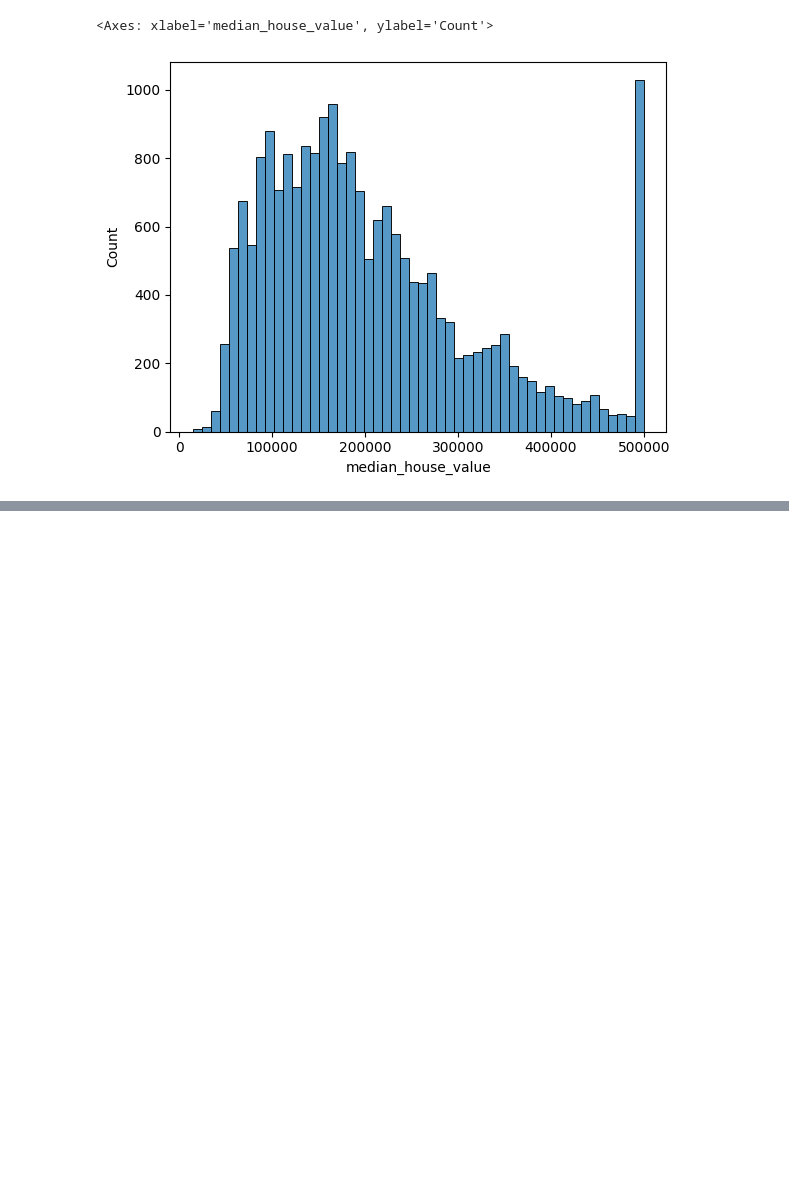
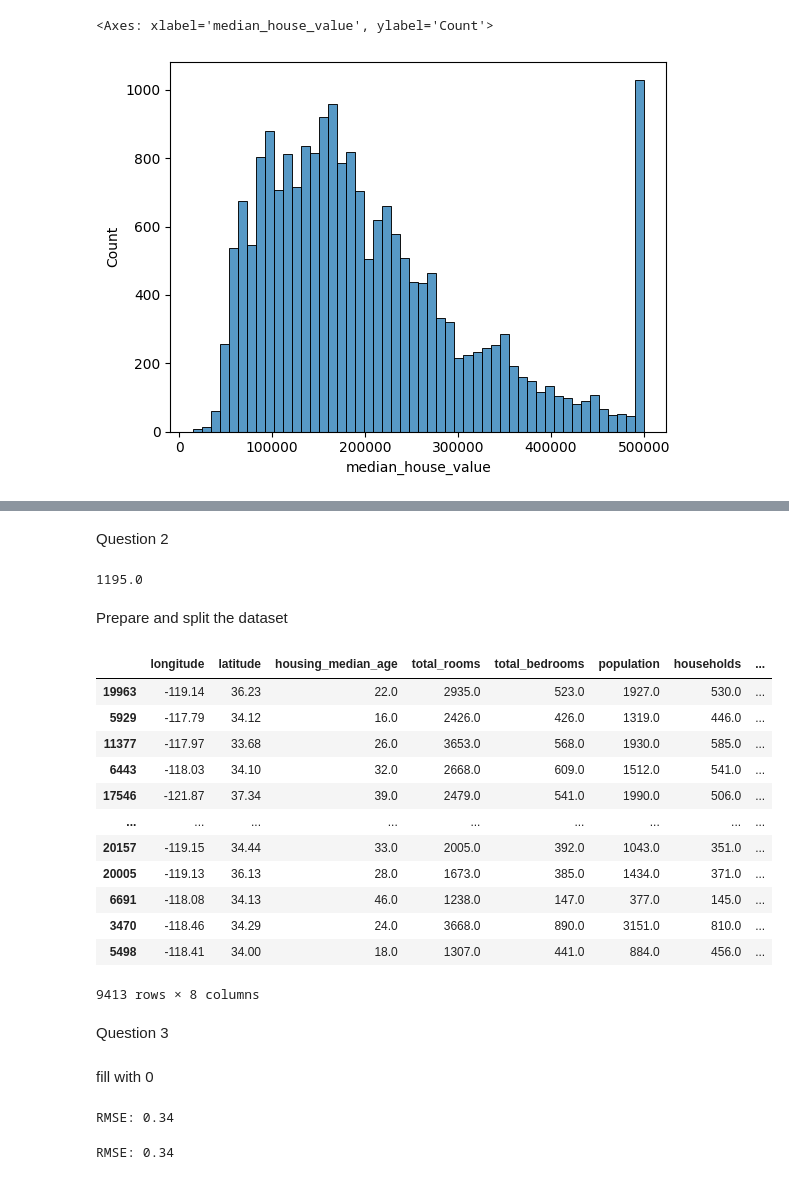
Before and after one commit to hazerr/mlzoomcamp, a Jupyter notebook: homework2_mlzoomcamp.ipynb, the cells around one changed output, grey strips where cells are left out. Drawn from its saved outputs; the diff is of its cells as text; code cells hidden in the pictures; blank space fills up the shorter version.

```diff
--- a/homework2_mlzoomcamp.ipynb
+++ b/homework2_mlzoomcamp.ipynb
@@ -14,3 +23,9 @@ sea.histplot(df.median_house_value, bins=50)
 # %% [output]
 <Axes: xlabel='median_house_value', ylabel='Count'>
 [figure]
+# %%
+df_refined = df[
+    df['ocean_proximity'].isin(["INLAND","<1H OCEAN"])
+]
+# %%
+df_refined = df_refined.drop("ocean_proximity", axis=1)
@@ -16,0 +47,54 @@ sea.histplot(df.median_house_value, bins=50)
+# %% [markdown]
+Question 2
+# %%
+df_refined.population.describe()['50%']
+# %% [output]
+1195.0
+# %% [markdown]
+Prepare and split the dataset
+# %%
+import numpy as np
+
+df_refined['median_house_value'] = np.log1p(df_refined.median_house_value)
+
+np.random.seed(42)
+
+n = len(df_refined)
+n_val = int(0.2 * n)
+n_test = int(0.2 * n)
+n_train = n - (n_val + n_test)
+
+idx = np.arange(n)
+np.random.shuffle(idx)
+
+df_shuf = df_refined.iloc[idx]
+
+df_train = df_shuf.iloc[:n_train].copy()
+df_val = df_shuf.iloc[n_train:n_train+n_val].copy()
+df_test = df_shuf.iloc[n_train+n_val:].copy()
+
+y_train = df_train.median_house_value.values
+y_val = df_val.median_house_value.values
+y_test = df_test.median_house_value.values
+
+del df_train['median_house_value']
+del df_val['median_house_value']
+del df_test['median_house_value']
+# %%
+df_train
+# %% [output]
+|  | longitude | latitude | housing_median_age | total_rooms | total_bedrooms | population | households | ... |
+| 19963 | -119.14 | 36.23 | 22.0 | 2935.0 | 523.0 | 1927.0 | 530.0 | ... |
+| 5929 | -117.79 | 34.12 | 16.0 | 2426.0 | 426.0 | 1319.0 | 446.0 | ... |
+| 11377 | -117.97 | 33.68 | 26.0 | 3653.0 | 568.0 | 1930.0 | 585.0 | ... |
+| 6443 | -118.03 | 34.10 | 32.0 | 2668.0 | 609.0 | 1512.0 | 541.0 | ... |
+| 17546 | -121.87 | 37.34 | 39.0 | 2479.0 | 541.0 | 1990.0 | 506.0 | ... |
+| ... | ... | ... | ... | ... | ... | ... | ... | ... |
+| 20157 | -119.15 | 34.44 | 33.0 | 2005.0 | 392.0 | 1043.0 | 351.0 | ... |
+| 20005 | -119.13 | 36.13 | 28.0 | 1673.0 | 385.0 | 1434.0 | 371.0 | ... |
+| 6691 | -118.08 | 34.13 | 46.0 | 1238.0 | 147.0 | 377.0 | 145.0 | ... |
+| 3470 | -118.46 | 34.29 | 24.0 | 3668.0 | 890.0 | 3151.0 | 810.0 | ... |
+| 5498 | -118.41 | 34.00 | 18.0 | 1307.0 | 441.0 | 884.0 | 456.0 | ... |
+9413 rows × 8 columns
+# %% [markdown]
+Question 3
@@ -16,0 +121,20 @@ sea.histplot(df.median_house_value, bins=50)
+# %% [markdown]
+fill with 0
+# %%
+X_train = prepare_X(df_train, value=0)
+w_0, w = train_linear_regression(X_train, y_train)
+
+X_val = prepare_X(df_val, value=0)
+y_pred = w_0 + X_val.dot(w)
+print('RMSE:', round(rmse(y_val, y_pred), 2))
+# %% [output]
+RMSE: 0.34
+# %%
+X_train = prepare_X(df_train, value=df_train.total_bedrooms.mean())
+w_0, w = train_linear_regression(X_train, y_train)
+
+X_val = prepare_X(df_val, value=df_train.total_bedrooms.mean())
+y_pred = w_0 + X_val.dot(w)
+print('RMSE:', np.round(rmse(y_val, y_pred), 2))
+# %% [output]
+RMSE: 0.34
```
Also changed, not shown: parts of 13 cells of this notebook.
